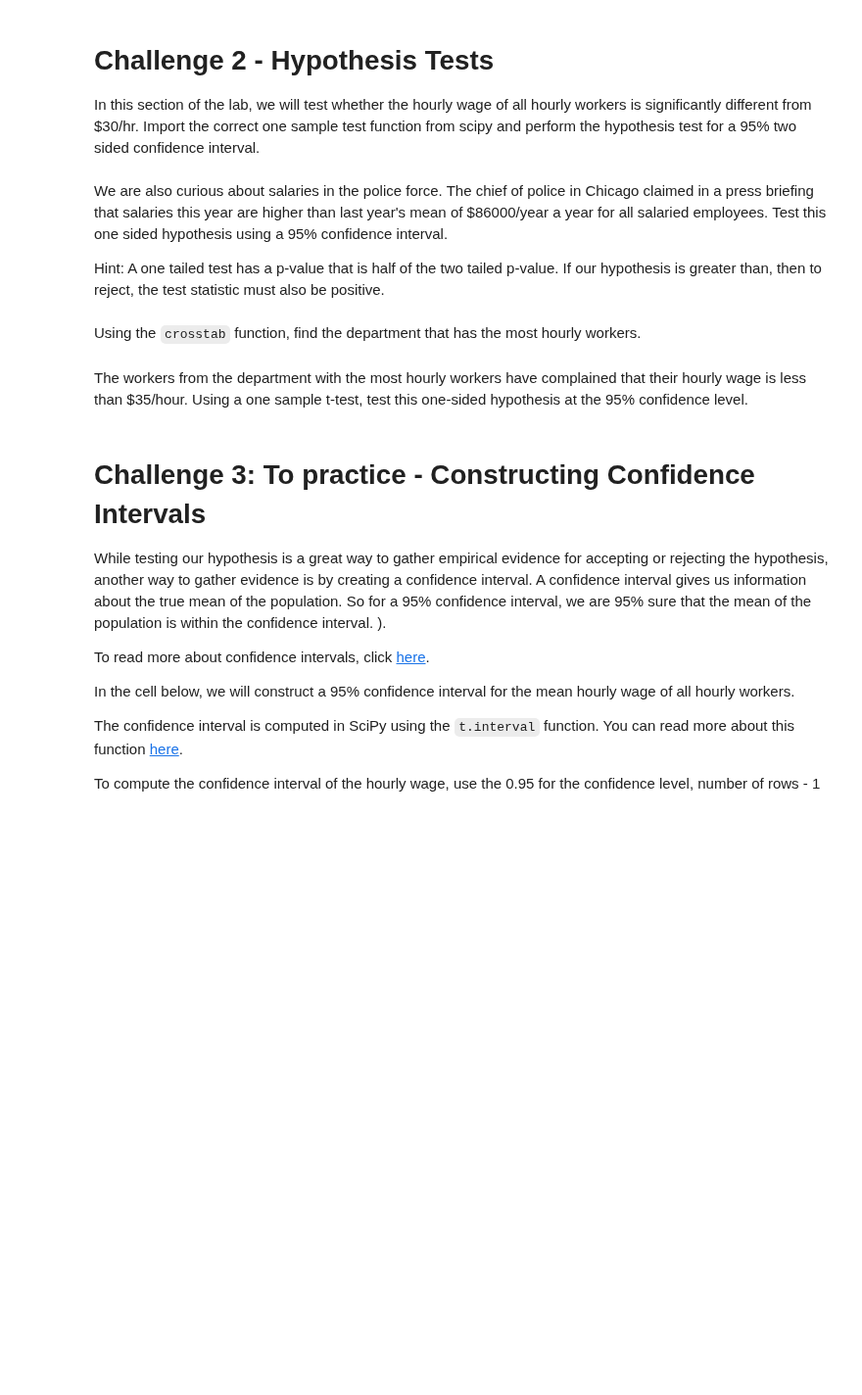
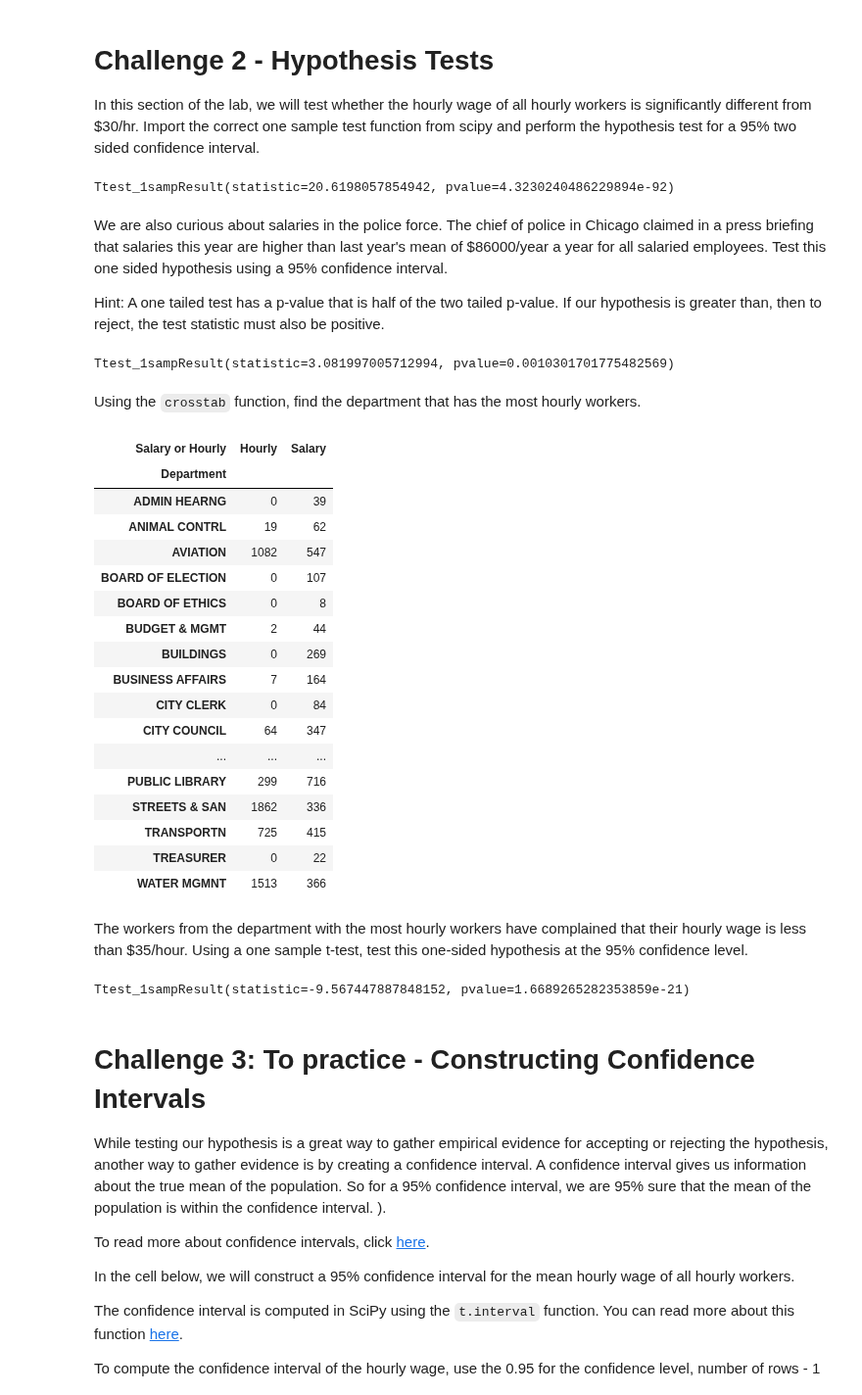
Before and after one commit to ta-data-lis/lab-hypothesis-testing-1, a Jupyter notebook: your-code/main.ipynb, the cells around one changed output. Shown at 98% size. Cells and saved outputs as stored; diff of their text form; code cells hidden in the pictures; blank space fills up the shorter version.

```diff
--- a/your-code/main.ipynb
+++ b/your-code/main.ipynb
@@ -38,3 +97,21 @@ In this section of the lab, we will test whether the hourly wage of all hourly w
+# %%
+# Your code here:
+
+import scipy.stats as st
+import matplotlib.pyplot as plt
+import seaborn as sns
+# 1 - H0: hourly salary of hourly workers=30
+#H1:hourly salary of hourly workers!=30
+alpha=0.05
+hourlyworkers=data[data['Salary or Hourly']=='Hourly']
+sample=hourlyworkers
+sampleRate=sample['Hourly Rate']
+
+st.ttest_1samp(sampleRate,30)
+
+#"p value is smaller than alpha so we reject the null"
+# %% [output]
+Ttest_1sampResult(statistic=20.6198057854942, pvalue=4.3230240486229894e-92)
 # %% [markdown]
 We are also curious about salaries in the police force. The chief of police in Chicago claimed in a press briefing that salaries this year are higher than last year's mean of $86000/year a year for all salaried employees. Test this one sided hypothesis using a 95% confidence interval.
 
@@ -44,6 +119,39 @@ Hint: A one tailed test has a p-value that is half of the two tailed p-value. If
+# %%
+# Your code here:
+# 1 - H0: salary of police workers=<86000
+#H1: salary of police workers>86000
+alpha=0.05
+policeworkers=data[(data['Salary or Hourly']=='Salary') & (data['Department']=='POLICE')]
+sample=policeworkers
+sampleRate=sample['Annual Salary']
+
+st.ttest_1samp(sampleRate,86000, alternative='greater')
+#"p value is smaller than alpha, so we reject the null and we validate statement of police chief"
+# %% [output]
+Ttest_1sampResult(statistic=3.081997005712994, pvalue=0.0010301701775482569)
 # %% [markdown]
 Using the `crosstab` function, find the department that has the most hourly workers.
 # %%
 # Your code here:
+pd.crosstab(data['Department'],data['Salary or Hourly'])
+# %% [output]
+| Salary or Hourly | Hourly | Salary |
+| Department |  |  |
+| ADMIN HEARNG | 0 | 39 |
+| ANIMAL CONTRL | 19 | 62 |
+| AVIATION | 1082 | 547 |
+| BOARD OF ELECTION | 0 | 107 |
+| BOARD OF ETHICS | 0 | 8 |
+| BUDGET & MGMT | 2 | 44 |
+| BUILDINGS | 0 | 269 |
+| BUSINESS AFFAIRS | 7 | 164 |
+| CITY CLERK | 0 | 84 |
+| CITY COUNCIL | 64 | 347 |
+| ... | ... | ... |
+| PUBLIC LIBRARY | 299 | 716 |
+| STREETS & SAN | 1862 | 336 |
+| TRANSPORTN | 725 | 415 |
+| TREASURER | 0 | 22 |
+| WATER MGMNT | 1513 | 366 |
 # %% [markdown]
 The workers from the department with the most hourly workers have complained that their hourly wage is less than $35/hour. Using a one sample t-test, test this one-sided hypothesis at the 95% confidence level.
@@ -52,3 +158,18 @@ The workers from the department with the most hourly workers have complained tha
+# %%
+# Your code here:
+#STREETS & SAN
+# 1 - H0: hourly salary of hourly workers=>35
+#H1:hourly salary of hourly workers<35
+alpha=0.05
+sanitationworkers=data[data['Department']=='STREETS & SAN']
+sample=sanitationworkers
+sampleRate=sample['Hourly Rate']
+sampleRate=sampleRate.dropna()
+
+st.ttest_1samp(sampleRate,35, alternative='less')
+" p value is smaller than alpha, so we reject the null and can say the data seems to support the workers complaints"
+# %% [output]
+Ttest_1sampResult(statistic=-9.567447887848152, pvalue=1.6689265282353859e-21)
 # %% [markdown]
 # Challenge 3: To practice - Constructing Confidence Intervals
 
```
Also changed, not shown: parts of 13 cells of this notebook.
